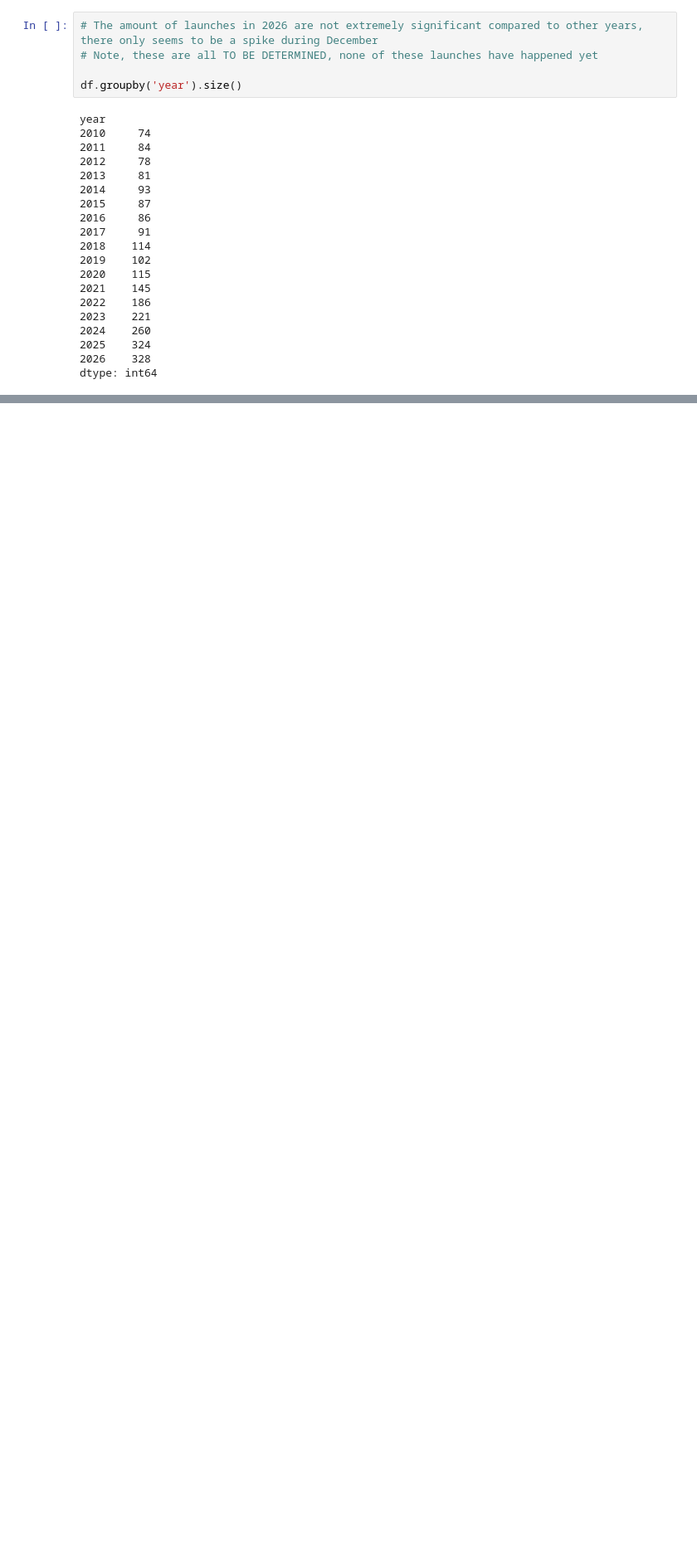
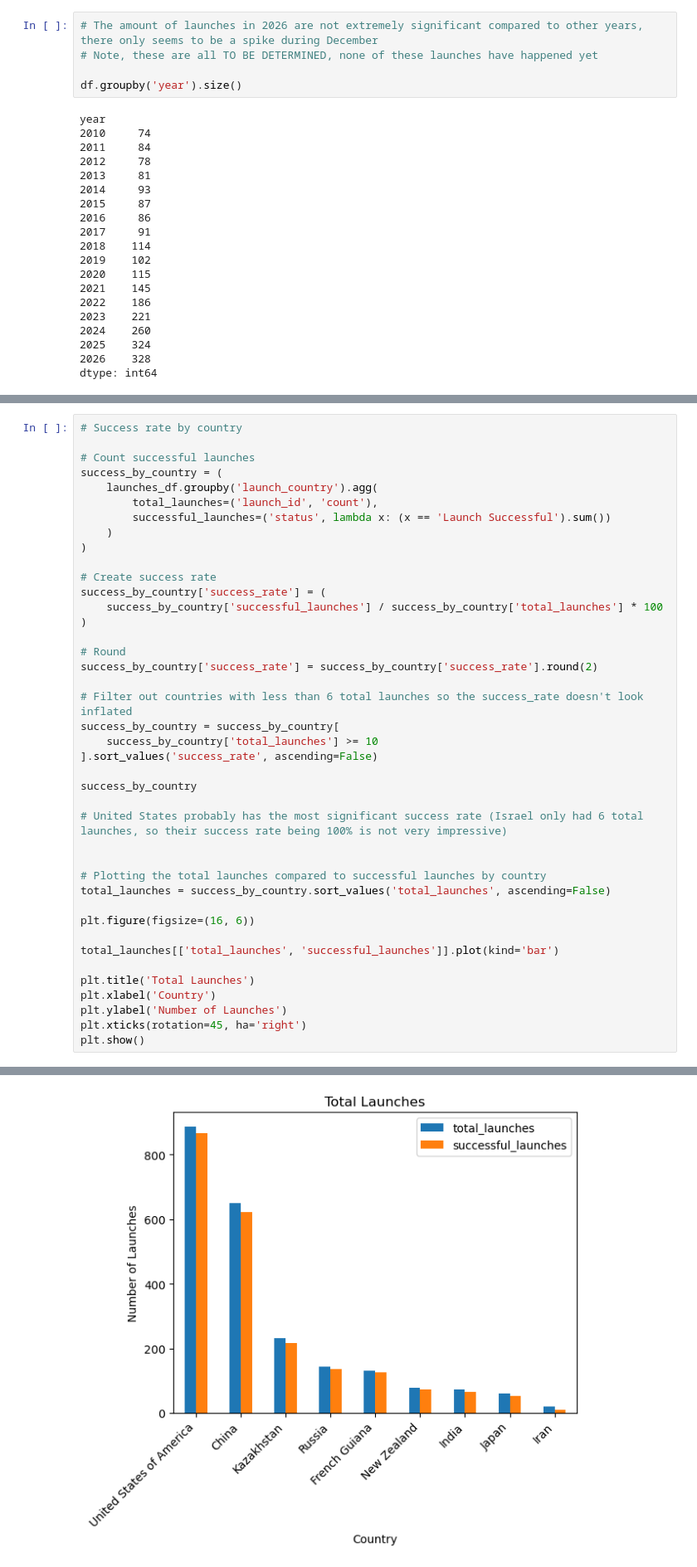
Before and after one commit to kurathemonster/launches, a Jupyter notebook: notebooks/base_analysis.ipynb, the cells around one changed output, grey strips where cells are left out. Shown at 83% size. Drawn from its saved outputs; the diff is of its cells as text; blank space fills up the shorter version.

```diff
--- a/notebooks/base_analysis.ipynb
+++ b/notebooks/base_analysis.ipynb
@@ -276,0 +298,42 @@ dtype: int64
+# %%
+# Success rate by country
+
+# Count successful launches
+success_by_country = (
+    launches_df.groupby('launch_country').agg(
+        total_launches=('launch_id', 'count'),
+        successful_launches=('status', lambda x: (x == 'Launch Successful').sum())
+    )
+)
+
+# Create success rate
+success_by_country['success_rate'] = (
+    success_by_country['successful_launches'] / success_by_country['total_launches'] * 100
+)
+
+# Round
+success_by_country['success_rate'] = success_by_country['success_rate'].round(2)
+
+# Filter out countries with less than 6 total launches so the success_rate doesn't look inflated
+success_by_country = success_by_country[
+    success_by_country['total_launches'] >= 10
+].sort_values('success_rate', ascending=False)
+
+success_by_country
+
+# United States probably has the most significant success rate (Israel only had 6 total launches, so their success rate being 100% is not very impressive)
+
+
+# Plotting the total launches compared to successful launches by country
+total_launches = success_by_country.sort_values('total_launches', ascending=False)
+
+plt.figure(figsize=(16, 6))
+
+total_launches[['total_launches', 'successful_launches']].plot(kind='bar')
+
+plt.title('Total Launches')
+plt.xlabel('Country')
+plt.ylabel('Number of Launches')
+plt.xticks(rotation=45, ha='right')
+plt.show()
+# %% [output]
@@ -276,0 +341 @@ dtype: int64
+[figure, added]
```
Also changed, not shown: parts of 8 cells of this notebook, 1 other file.
